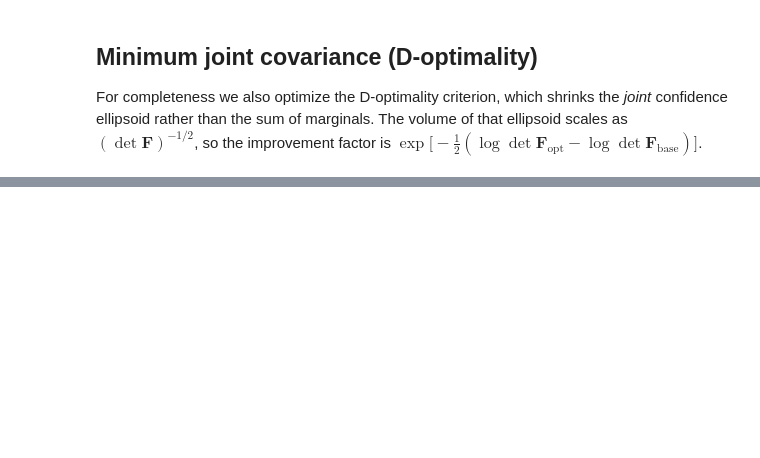
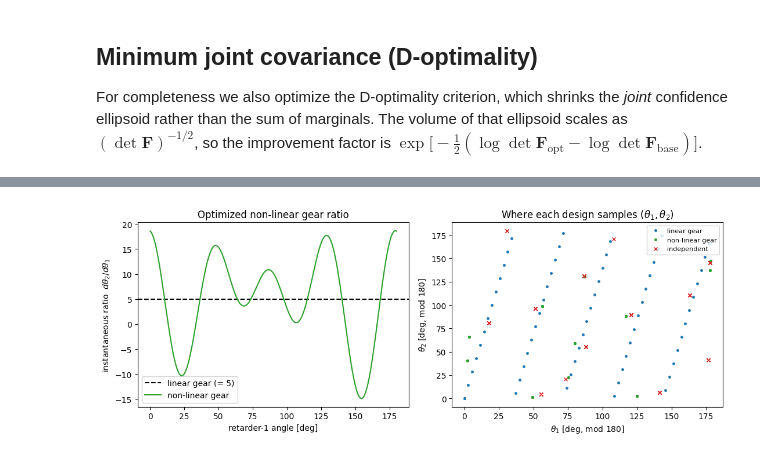
Before and after one commit to Jashcraf/katsu, a Jupyter notebook: docs/notebooks/tutorials/OptimalPolarimeterDesign.ipynb, the cells around one changed output, grey strips where cells are left out. Cells and saved outputs as stored; diff of their text form; code cells hidden in the pictures; blank space fills up the shorter version.

```diff
--- a/docs/notebooks/tutorials/OptimalPolarimeterDesign.ipynb
+++ b/docs/notebooks/tutorials/OptimalPolarimeterDesign.ipynb
@@ -281,0 +466,27 @@ plt.show()
+# %%
+fig, axes = plt.subplots(1, 2, figsize=(11, 4.2))
+
+# (left) instantaneous gear ratio vs retarder-1 angle
+tt = np.linspace(0, np.pi, 300)
+axes[0].axhline(GEAR, ls="--", color="k", label=f"linear gear (= {GEAR})")
+axes[0].plot(np.degrees(tt), jax.device_get(gear_ratio(tt, coeffs_G)),
+             color="C2", label="non-linear gear")
+axes[0].set_xlabel("retarder-1 angle [deg]")
+axes[0].set_ylabel(r"instantaneous ratio  $d\theta_2/d\theta_1$")
+axes[0].set_title("Optimized non-linear gear ratio")
+axes[0].legend()
+
+# (right) the (theta1, theta2) locus each design visits (wrapped mod 180 deg)
+wrap = lambda a: np.degrees(np.mod(a, np.pi))
+axes[1].plot(wrap(baseline), wrap(GEAR * baseline), ".", ms=5, color="C0", label="linear gear")
+axes[1].plot(wrap(sched_G), wrap(gear_map(sched_G, coeffs_G)), ".", ms=5, color="C2", label="non-linear gear")
+axes[1].plot(wrap(sched_I1), wrap(sched_I2), "x", ms=5, color="C3", label="independent")
+axes[1].set_xlabel(r"$\theta_1$ [deg, mod 180]")
+axes[1].set_ylabel(r"$\theta_2$ [deg, mod 180]")
+axes[1].set_title(r"Where each design samples $(\theta_1, \theta_2)$")
+axes[1].legend(fontsize=8)
+
+plt.tight_layout()
+plt.show()
+# %% [output]
+[figure, added]
```
Also changed, not shown: parts of 26 cells of this notebook.
